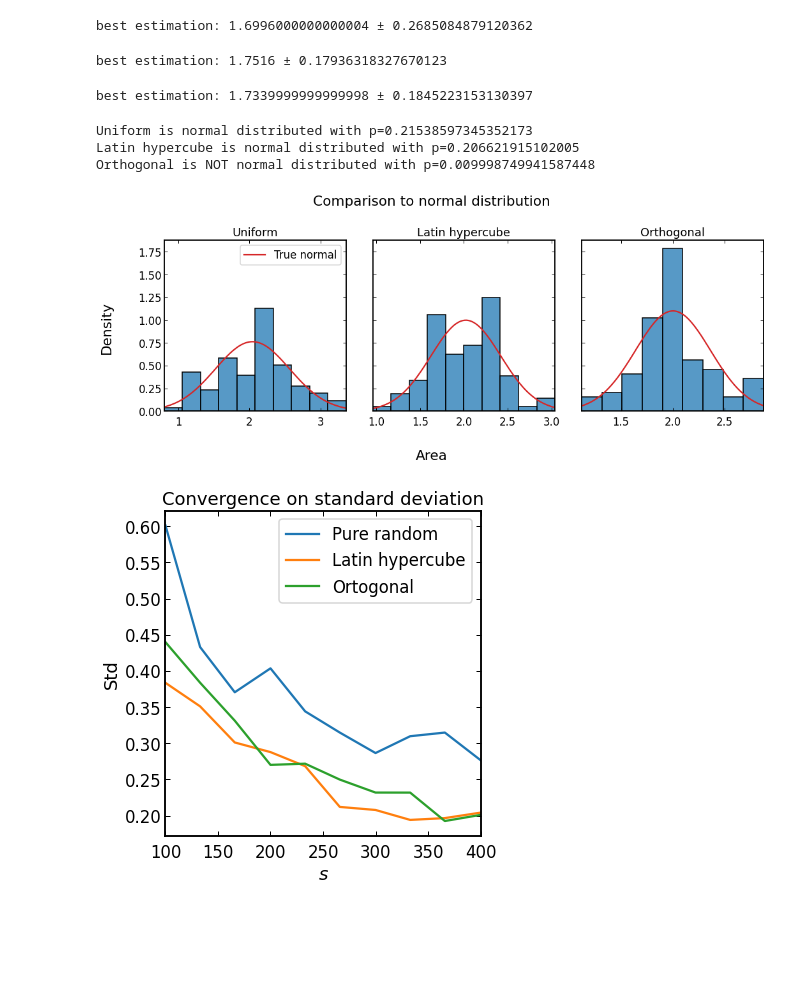
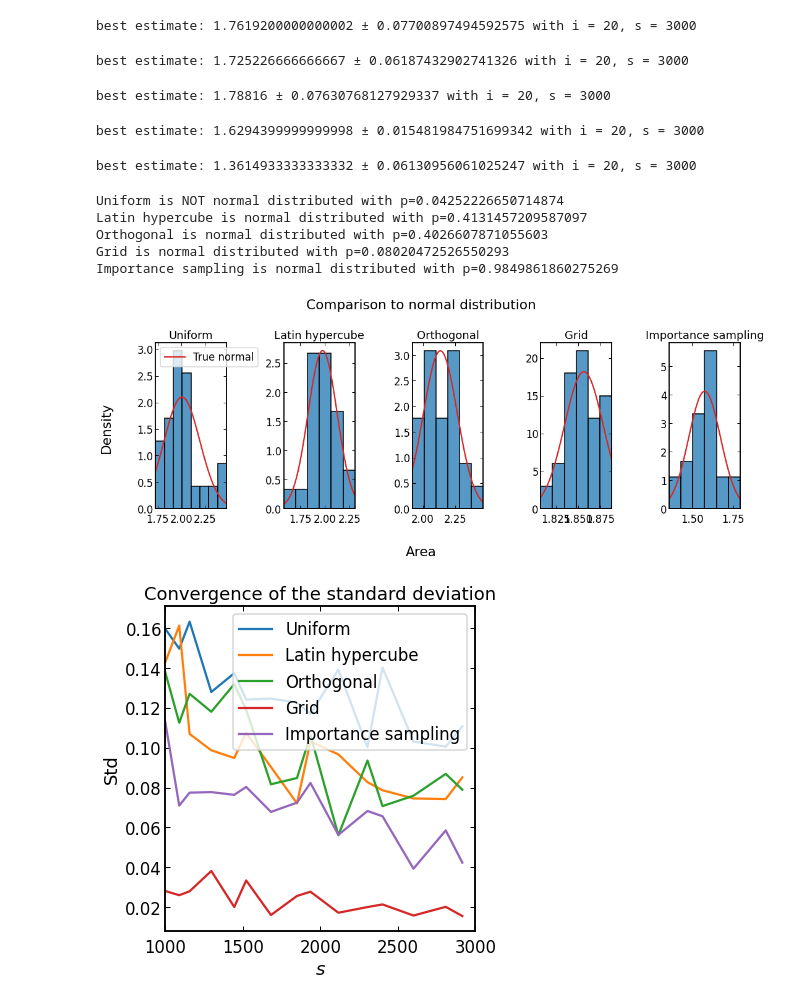
Before and after one commit to JesseFranzua/Mandlebrot, a Jupyter notebook: mandelbrot_combined_results.ipynb, the cells around one changed output. Drawn from its saved outputs; the diff is of its cells as text; code cells hidden in the pictures; blank space fills up the shorter version.

Commit message:
tidied up results

```diff
--- a/mandelbrot_combined_results.ipynb
+++ b/mandelbrot_combined_results.ipynb
@@ -166,23 +158,24 @@ area_box = (real_max - real_min) * (imag_max - imag_min)
 
 # settings
 n_cores = os.cpu_count()
-rand_num_generator = uniform_samples
-# n_samples = 1000
-n_runs = 100
-# interval_length = 0.05
-# z_value = 1.96
-# n_init_runs = 100
+n_runs = 25
 min_i = 10
 max_i = 20
-n_different_i = 10
-min_s = 100
-max_s = 400
-n_different_s = 10
+n_different_i = 15
+min_s = 1000
+max_s = 3000
+n_different_s = 15
 
 # lists for looping
 i_values = np.linspace(max_i, min_i, n_different_i, dtype=int)
-s_values = np.linspace(max_s, min_s, n_different_s, dtype=int)
+s_values = np.linspace(sqrt(max_s), sqrt(min_s), n_different_s, dtype=int) ** 2
 
 stds_s = np.zeros(n_different_s)
 means_i = np.zeros(n_different_i)
 stds_i = np.zeros(n_different_i)
+
+areas_min_all_results = []
+areas_max_all_results = []
+stds_s_all_results = []
+means_i_all_results = []
+stds_i_all_results = []
@@ -189,11 +208,6 @@ stds_i = np.zeros(n_different_i)
 # %%
-areas_min_all_results = []
-areas_max_all_results = []
-stds_s_all_results = []
-means_i_all_results = []
-stds_i_all_results = []
-
-for rand_num_generator in [uniform_samples, LHC_samples, OLHC_samples]:
+sampling_fuctions = [uniform_samples, LHC_samples, OLHC_samples, grid_samples, importance_sampling]
+for rand_num_generator in sampling_fuctions:
 
     stds_s = np.zeros(n_different_s)
     means_i = np.zeros(n_different_i)
@@ -202,6 +216,7 @@ for rand_num_generator in [uniform_samples, LHC_samples, OLHC_samples]:
     con = Convergence(max_i, max_s, n_runs, rand_num_generator)
     areas_max = con.areas
     areas_max_all_results.append(areas_max)
+
     con.determine_area(min_i, min_s)
     areas_min = con.areas
     areas_min_all_results.append(areas_min)
@@ -218,52 +233,58 @@ for rand_num_generator in [uniform_samples, LHC_samples, OLHC_samples]:
     means_i_all_results.append(means_i)
     stds_i_all_results.append(stds_i)
 # %% [output]
-best estimation: 1.6996000000000004 ± 0.2685084879120362
+best estimate: 1.7619200000000002 ± 0.07700897494592575 with i = 20, s = 3000
-best estimation: 1.7516 ± 0.17936318327670123
+best estimate: 1.725226666666667 ± 0.06187432902741326 with i = 20, s = 3000
-best estimation: 1.7339999999999998 ± 0.1845223153130397
+best estimate: 1.78816 ± 0.07630768127929337 with i = 20, s = 3000
+best estimate: 1.6294399999999998 ± 0.015481984751699342 with i = 20, s = 3000
+best estimate: 1.3614933333333332 ± 0.06130956061025247 with i = 20, s = 3000
 # %%
 # plot to see if uniform distributed
 
-sampling_names = ['Uniform', 'Latin hypercube', 'Orthogonal']
-fig, axs = plt.subplots(1, 3, figsize=(15, 6), sharey=True)
+sampling_names = ['Uniform', 'Latin hypercube', 'Orthogonal', 'Grid', 'Importance sampling']
+fig, axs = plt.subplots(1, 5, figsize=(15, 6))
 plt.suptitle('Comparison to normal distribution')
 fig.supxlabel('Area')
 fig.supylabel('Density')
 
 for ax, areas, name in zip(axs, areas_min_all_results, sampling_names):
     x = np.linspace(min(areas), max(areas), 100)
     y = norm.pdf(x, areas.mean(), areas.std())
     ax.plot(x, y, label='True normal', color='tab:red')
     ax.set(xlim=(min(areas), max(areas)), ylabel=' ', title=name)
     sns.histplot(areas, stat='density', ax=ax)
 
     stat, p = shapiro(areas)
     if p > 0.05:
         print(f'{name} is normal distributed with p={p}')
     else:
         print(f'{name} is NOT normal distributed with p={p}')
 
-axs[0].legend()
+axs[0].legend(loc=2)
 axs[0].set_title('Uniform')
 axs[1].set_title('Latin hypercube')
 axs[2].set_title('Orthogonal')
 fig.tight_layout()
 plt.show()
 # %% [output]
-Uniform is normal distributed with p=0.21538597345352173
-Latin hypercube is normal distributed with p=0.206621915102005
-Orthogonal is NOT normal distributed with p=0.009998749941587448
+Uniform is NOT normal distributed with p=0.04252226650714874
+Latin hypercube is normal distributed with p=0.4131457209587097
+Orthogonal is normal distributed with p=0.4026607871055603
+Grid is normal distributed with p=0.08020472526550293
+Importance sampling is normal distributed with p=0.9849861860275269
-[figure, old version]
+[figure, new version]
 # %%
-plt.plot(s_values, stds_s_all_results[0], label='Pure random')
-plt.plot(s_values, stds_s_all_results[1], label='Latin hypercube')
-plt.plot(s_values, stds_s_all_results[2], label='Ortogonal')
+# plots showing the convergence of the std
+
+for stds, name in zip(stds_s_all_results, sampling_names):
+    plt.plot(s_values, stds, label=name)
 plt.legend(loc=1)
-plt.title('Convergence on standard deviation')
+plt.title('Convergence of the standard deviation')
 plt.ylabel('Std')
 plt.xlabel('$s$')
 plt.xlim(min_s, max_s)
 plt.tight_layout()
+plt.savefig('std_conv.pdf')
 plt.show()
 # %% [output]
-[figure, old version]
+[figure, new version]
```
Also changed, not shown: parts of 11 cells of this notebook, 5 other files.
